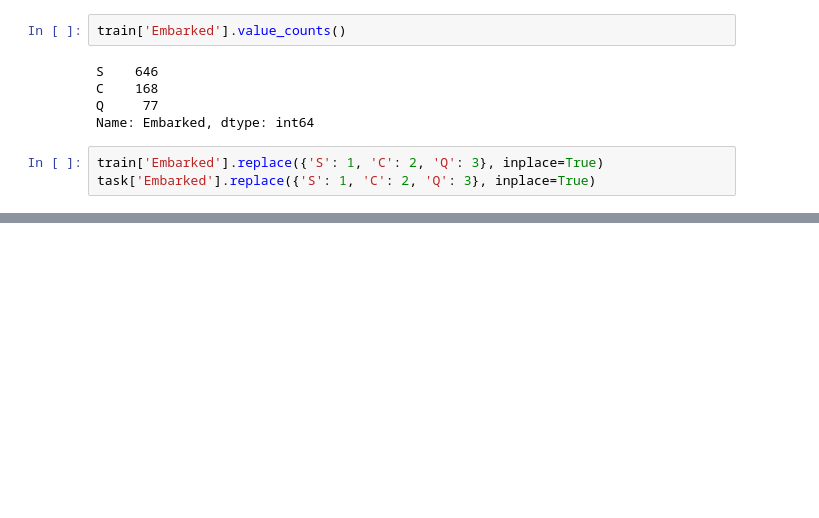
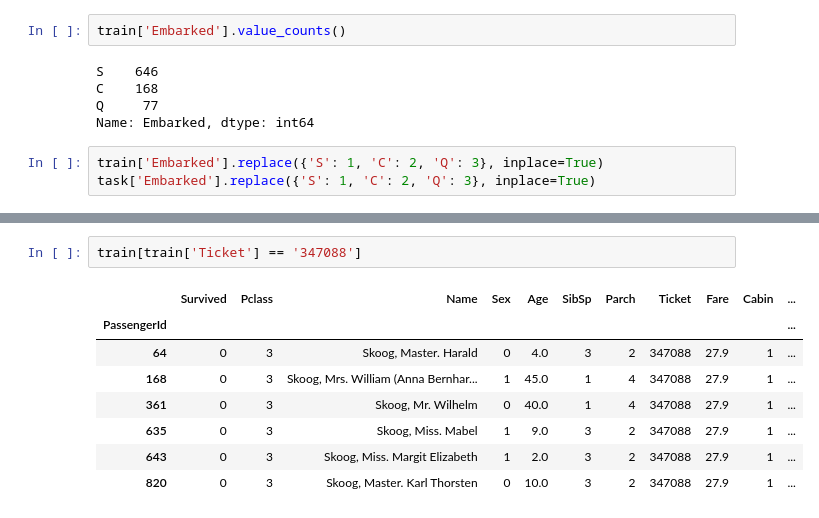
Before and after one commit to warshtayner/Kaggle_Titanic, a Jupyter notebook: prediction_version_2.ipynb, the cells around one changed output, grey strips where cells are left out. Cells and saved outputs as stored; diff of their text form; blank space fills up the shorter version.

```diff
--- a/prediction_version_2.ipynb
+++ b/prediction_version_2.ipynb
@@ -186,0 +326,11 @@ memory usage: 35.9+ KB
+# %%
+train[train['Ticket'] == '347088']
+# %% [output]
+|  | Survived | Pclass | Name | Sex | Age | SibSp | Parch | Ticket | Fare | Cabin | ... |
+| PassengerId |  |  |  |  |  |  |  |  |  |  | ... |
+| 64 | 0 | 3 | Skoog, Master. Harald | 0 | 4.0 | 3 | 2 | 347088 | 27.9 | 1 | ... |
+| 168 | 0 | 3 | Skoog, Mrs. William (Anna Bernhar... | 1 | 45.0 | 1 | 4 | 347088 | 27.9 | 1 | ... |
+| 361 | 0 | 3 | Skoog, Mr. Wilhelm | 0 | 40.0 | 1 | 4 | 347088 | 27.9 | 1 | ... |
+| 635 | 0 | 3 | Skoog, Miss. Mabel | 1 | 9.0 | 3 | 2 | 347088 | 27.9 | 1 | ... |
+| 643 | 0 | 3 | Skoog, Miss. Margit Elizabeth | 1 | 2.0 | 3 | 2 | 347088 | 27.9 | 1 | ... |
+| 820 | 0 | 3 | Skoog, Master. Karl Thorsten | 0 | 10.0 | 3 | 2 | 347088 | 27.9 | 1 | ... |
```
Also changed, not shown: parts of 20 cells of this notebook.
